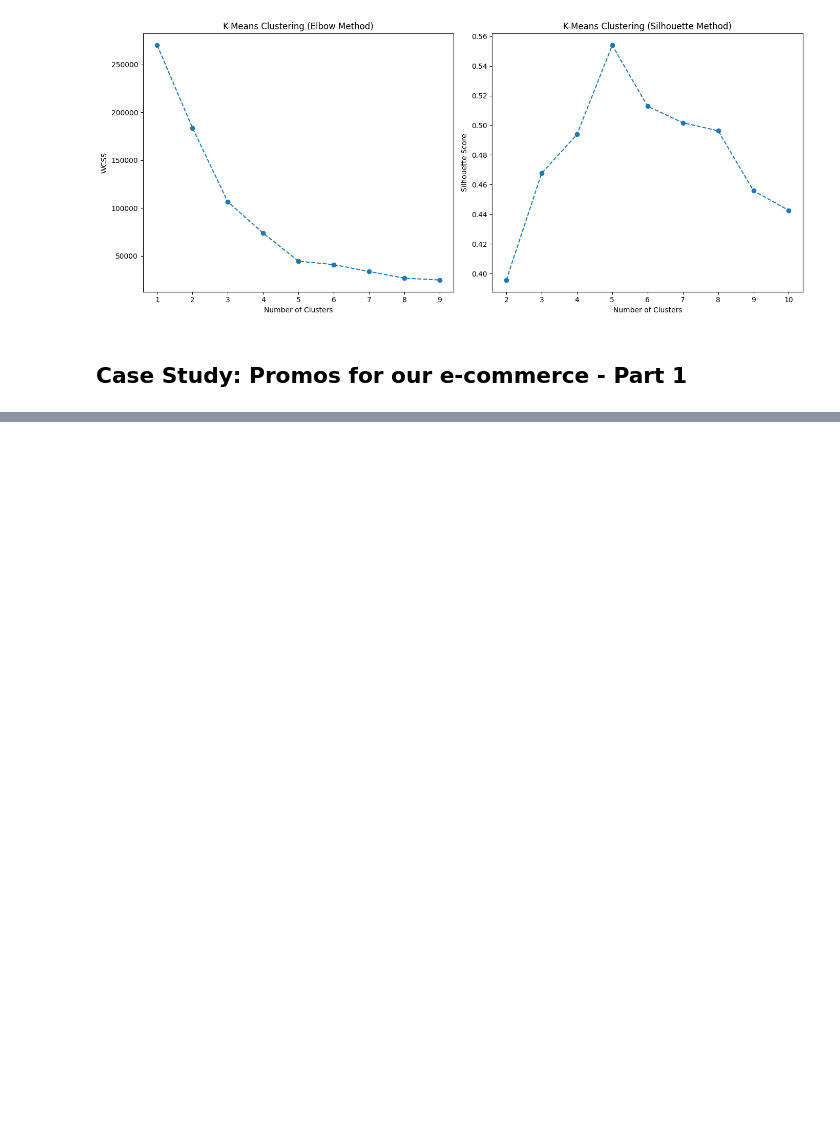
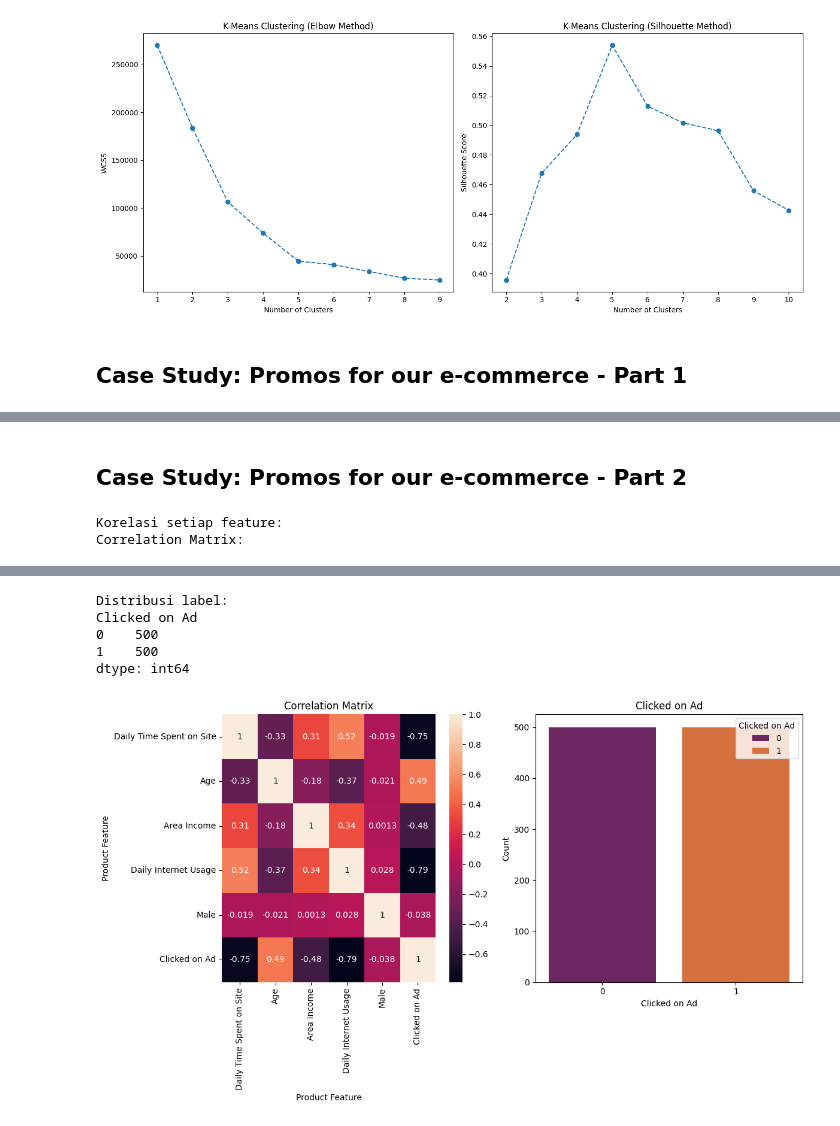
Before and after one commit to UsepSyaikalArifin/basic_machine_learning, a Jupyter notebook: machine_learning_with_python_for_beginner.ipynb, the cells around one changed output, grey strips where cells are left out. Drawn from its saved outputs; the diff is of its cells as text; code cells hidden in the pictures; blank space fills up the shorter version.

Commit message:
Data Eksplorasi: Mengetahui korelasi setiap feature & Distribusi Label

```diff
--- a/machine_learning_with_python_for_beginner.ipynb
+++ b/machine_learning_with_python_for_beginner.ipynb
@@ -923,3 +923,38 @@ data memiliki 1000 baris dan 10 kolom
 | 2 | 69.47 | 26 | 59785.94 | 236.50 | Organic bottom-line service-desk | Davidton | 0 | ... |
 | 3 | 74.15 | 29 | 54806.18 | 245.89 | Triple-buffered reciprocal time-f... | West Terrifurt | 1 | ... |
 | 4 | 68.37 | 35 | 73889.99 | 225.58 | Robust logistical utilization | South Manuel | 0 | ... |
+# %% [markdown]
+## Case Study: Promos for our e-commerce - Part 2
+# %%
+# 2. Data eksplorasi dengan mengecek korelasi setiap feature menggunakan fungsi corr()
+import seaborn as sns
+print(f"Korelasi setiap feature:")
+data_features_correlation = data.select_dtypes(include=["number","bool"]).corr()
+print(f"Correlation Matrix:\n")
+display(data_features_correlation)
+
+# 3. Distribusi Label menggunakan fungsi groupby() dan size()
+print(f"\nDistribusi label:")
+print(data.groupby('Clicked on Ad').size())
+
+fig, axs = plt.subplots(1, 2, figsize=(12, 7))
+
+sns.heatmap(data = data_features_correlation, annot=True, ax=axs[0])
+axs[0].set_title("Correlation Matrix")
+axs[0].set_xlabel("Product Feature")
+axs[0].set_ylabel("Product Feature")
+
+sns.countplot(
+  x=data['Clicked on Ad'],
+  hue=data["Clicked on Ad"],
+  palette="inferno",
+  ax=axs[1])
+axs[1].set_title("Clicked on Ad")
+axs[1].set_xlabel("Clicked on Ad")
+axs[1].set_ylabel("Count")
+
+plt.tight_layout()
+plt.show()
+# %% [output]
+Korelasi setiap feature:
+Correlation Matrix:
@@ -925,0 +968,6 @@ data memiliki 1000 baris dan 10 kolom
+Distribusi label:
+Clicked on Ad
+0    500
+1    500
+dtype: int64
+[figure, added]
```
Also changed, not shown: parts of 1 cell of this notebook.
